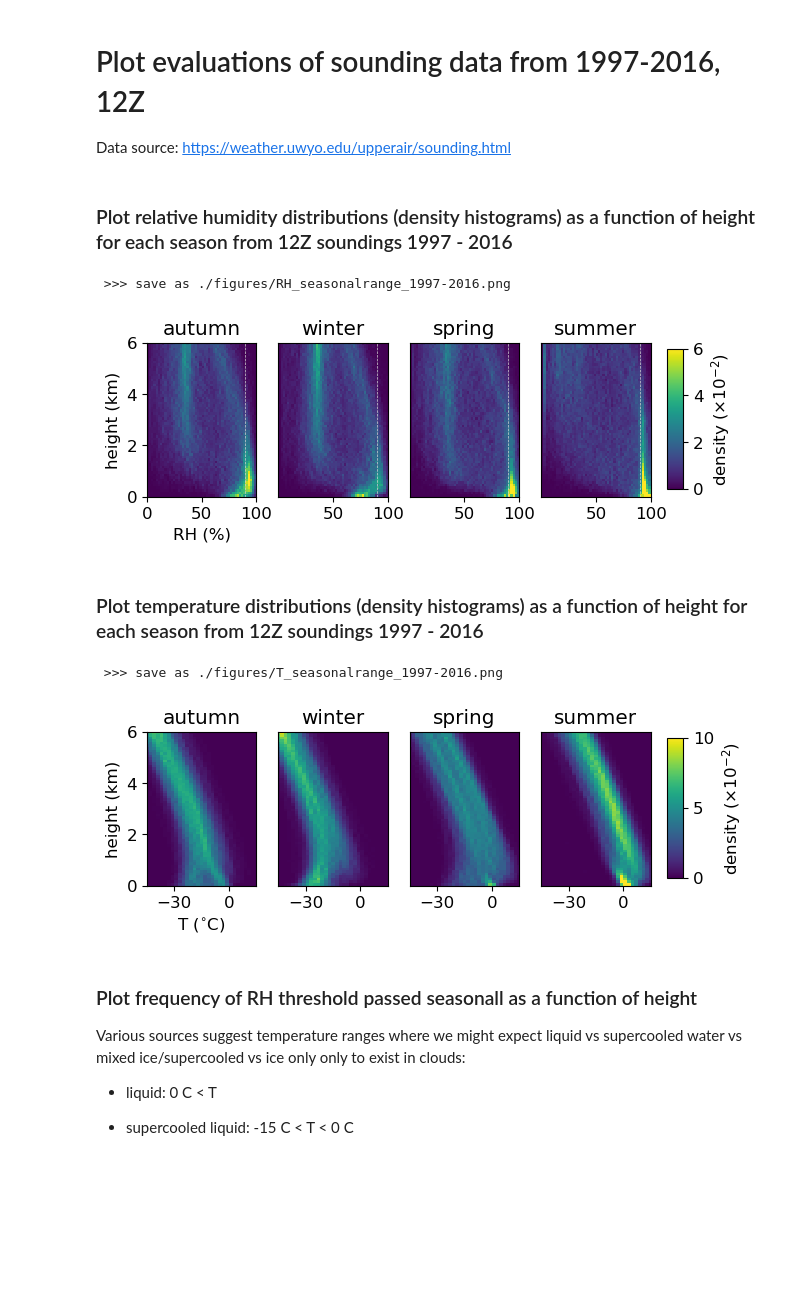
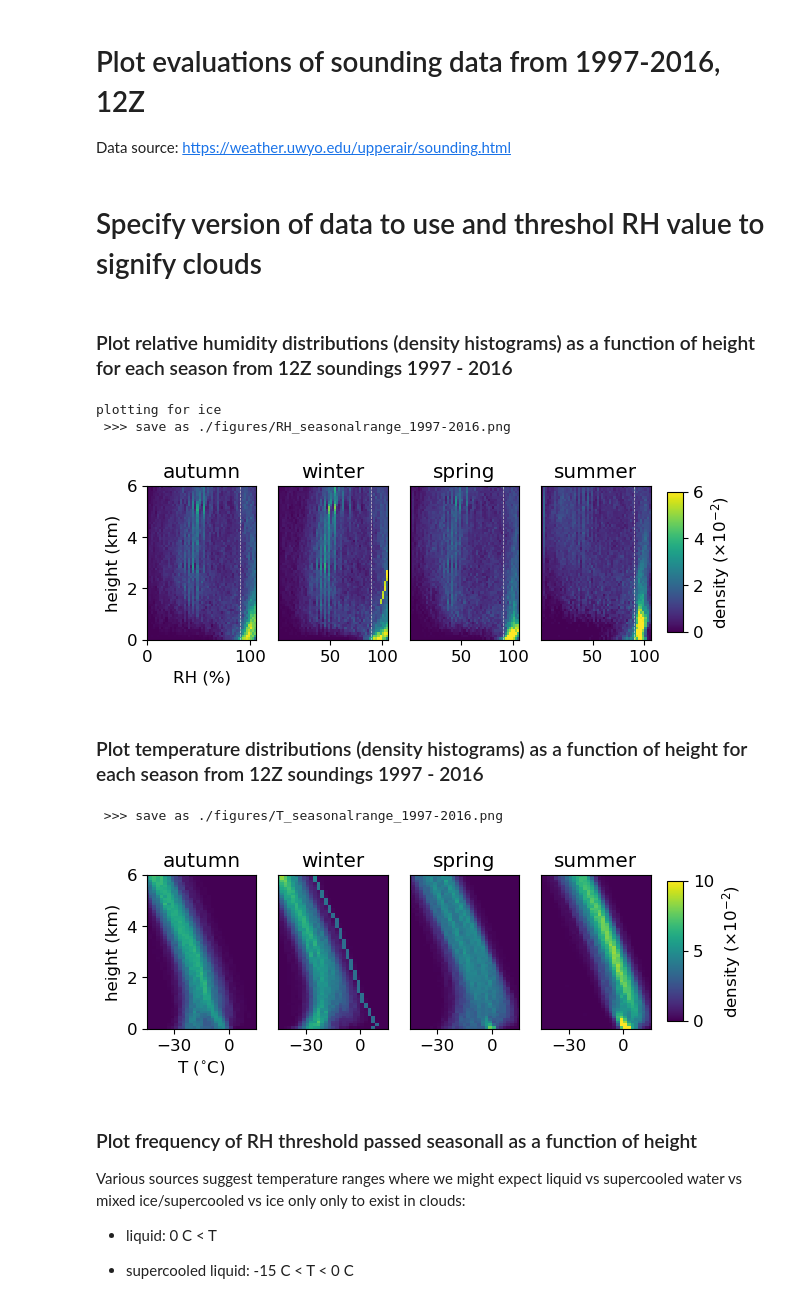
Before and after one commit to mackenziejewell/ArcticClouds_SoundingAnalysis, a Jupyter notebook: 6_plot.ipynb, the cells around one changed output. Saved outputs shown, nothing was run; the diff lists cells and outputs as text; code cells hidden in the pictures; blank space fills up the shorter version.

```diff
--- a/6_plot.ipynb
+++ b/6_plot.ipynb
@@ -25,3 +29,5 @@ from LIB_dates import generate_date_list
 from LIB_request_WUA_sounding import check_for_WUA_soundings
 from LIB_sounding_analysis import interpolate_soundings
 from LIB_sounding_date_checks import grab_sounding_dates
+# %% [markdown]
+# Specify version of data to use and threshol RH value to signify clouds
@@ -32,7 +63,6 @@ from LIB_sounding_date_checks import grab_sounding_dates
 # relative humidity threshold for clouds
 #==================================================
 seasons = ['autumn', 'winter', 'spring', 'summer']
-rh_thresh = 90
 #==================================================
 
 # bin width, min edge, and max edge
@@ -40,7 +70,7 @@ rh_thresh = 90
 #=====================================
 width = 2
 bin_min = 0
-bin_max = 100
+bin_max = 106
 #=====================================
 bin_edges = np.arange(bin_min,bin_max+width,width)
 bin_centers = np.arange(bin_min+width/2,bin_max,width)
@@ -48,51 +78,82 @@ bin_centers = np.arange(bin_min+width/2,bin_max,width)
 
 fig, axs = plt.subplots(1,len(seasons), figsize=(6.5,2))
 
+
+
 for ss, season in enumerate(seasons):
 
     # open seasonal data
-    ds = xr.open_dataset(f'./figures/{season}_1997-2016.nc')
+    ds = xr.open_dataset(f'./data/{season}_1997-2016_v{VERSION}.nc')
 
     # create density histogram at each height (integral across RH bins == 1)
     # across all non-nan values
     H = ds.h.values
     HIST = np.array([])
-    for hh, HH in enumerate(H):
-        RH_vals = ds.RH.sel(h=HH).values
-        the_hist = np.histogram(RH_vals[np.isnan(RH_vals) == False], bins = bin_edges, density=True);
-        HIST = np.append(HIST, the_hist[0])
+
+    # VERSION 1
+    #----------
+    if VERSION == 1:
+
+        for hh, HH in enumerate(H):
+            RH_vals = ds.RH.sel(h=HH).values
+            the_hist = np.histogram(RH_vals[np.isnan(RH_vals) == False], bins = bin_edges, density=True);
+            HIST = np.append(HIST, the_hist[0])
+        axs[ss].vlines(rh_thresh_liq, 0, 6, colors='lightgray', linestyles='dashed', linewidths=0.5)
+
+    # VERSION 2
+    #----------
+    elif VERSION == 2:
+
+        # specify ice or liquid!
+        #=======================
+        VAR = 'ice'
+#         VAR = 'liq'
+        #=======================
+
+        for hh, HH in enumerate(H):
+            if str(VAR)=='ice':
+                RH_vals = ds.RH_ice.sel(h=HH).values
+            else:
+                RH_vals = ds.RH_liq.sel(h=HH).values
+            the_hist = np.histogram(RH_vals[np.isnan(RH_vals) == False], bins = bin_edges, density=True);
+            HIST = np.append(HIST, the_hist[0])
+        if str(VAR)=='ice':
+            axs[ss].vlines(rh_thresh_liq, 0, 6, colors='lightgray', linestyles='dashed', linewidths=0.5)
+        else:
+            axs[ss].vlines(rh_thresh_ice, 0, 6, colors='lightgray', linestyles='dashed', linewidths=0.5)
+
+        if ss == 0:
+            print(f'plotting for {VAR}')
 
     # reshap histograms into grids
     HIST = np.reshape(HIST, (len(H),len(bin_centers)))
     rh, height = np.meshgrid(bin_centers, H)
 
     # plot distribution
     dens = axs[ss].pcolormesh(rh, height, HIST*100, vmin=0, vmax=6)
 
     # plot labels
     axs[ss].set_title(f'{season}')
     if ss == 0:
         axs[ss].set_ylabel('height (km)')
         axs[ss].set_xlabel('RH (%)')
     else:
         axs[ss].set_yticks([])
         axs[ss].set_xticks([50,100])
 
-
-    axs[ss].vlines(rh_thresh, 0, 6, colors='lightgray', linestyles='dashed', linewidths=0.5)
-
 # colorbar
 cbar_ax = fig.add_axes([0.925, 0.15, 0.025, 0.7])
 fig.colorbar(dens, label='density ($\\times 10^{-2}$)', cax=cbar_ax)
 
 
 # save
 savename = f'./figures/RH_seasonalrange_{ds.year[0].values}-{ds.year[-1].values}.png'
 print(f' >>> save as {savename}')
 fig.savefig(savename, transparent=True, bbox_inches='tight', pad_inches=0, dpi=300)
 # %% [output]
+plotting for ice
  >>> save as ./figures/RH_seasonalrange_1997-2016.png
-[figure, old version]
+[figure, new version]
 # %% [markdown]
 ### Plot temperature distributions (density histograms) as a function of height for each season from 12Z soundings 1997 - 2016
 # %%
@@ -119,7 +180,7 @@ fig, axs = plt.subplots(1,len(seasons), figsize=(6.5,2))
 for ss, season in enumerate(seasons):
 
     # open seasonal data
-    ds = xr.open_dataset(f'./figures/{season}_1997-2016.nc')
+    ds = xr.open_dataset(f'./data/{season}_1997-2016_v{VERSION}.nc')
 
     # create density histogram at each height (integral across RH bins == 1)
     # across all non-nan values
@@ -158,7 +219,7 @@ print(f' >>> save as {savename}')
 fig.savefig(savename, transparent=True, bbox_inches='tight', pad_inches=0, dpi=300)
 # %% [output]
  >>> save as ./figures/T_seasonalrange_1997-2016.png
-[figure, old version]
+[figure, new version]
 # %% [markdown]
 ### Plot frequency of RH threshold passed seasonall as a function of height
 
```
Also changed, not shown: parts of 11 cells of this notebook, 38 other files.
